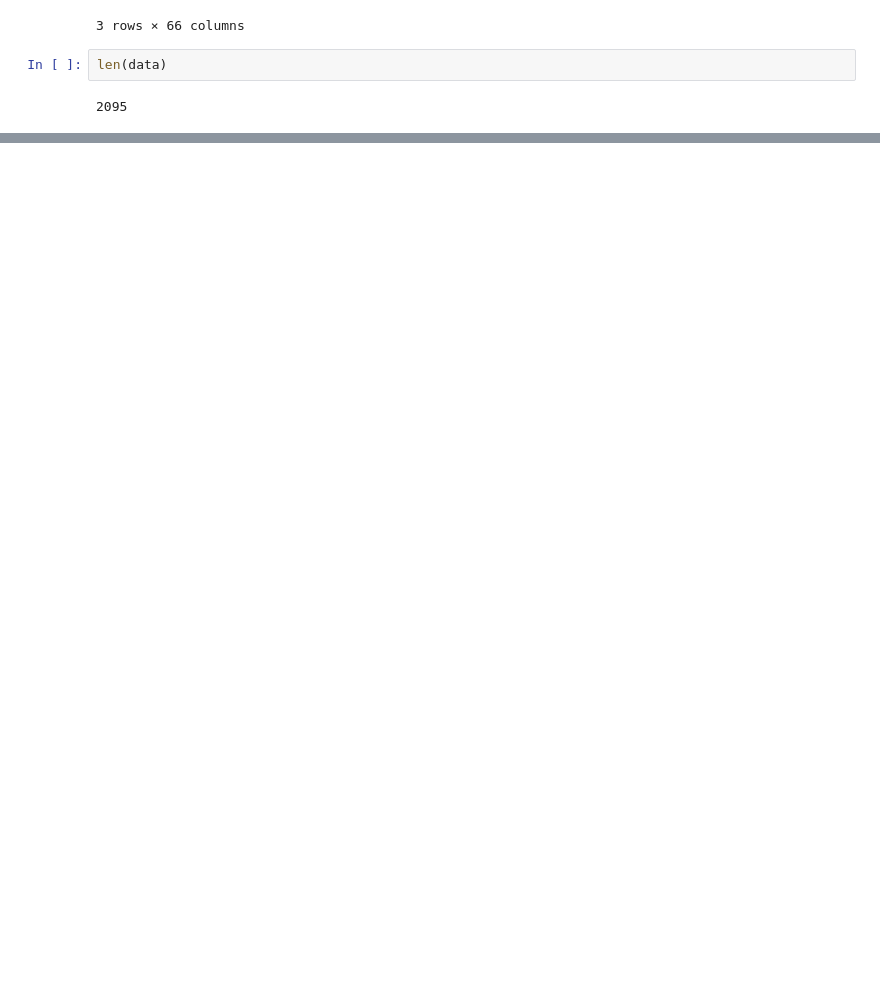
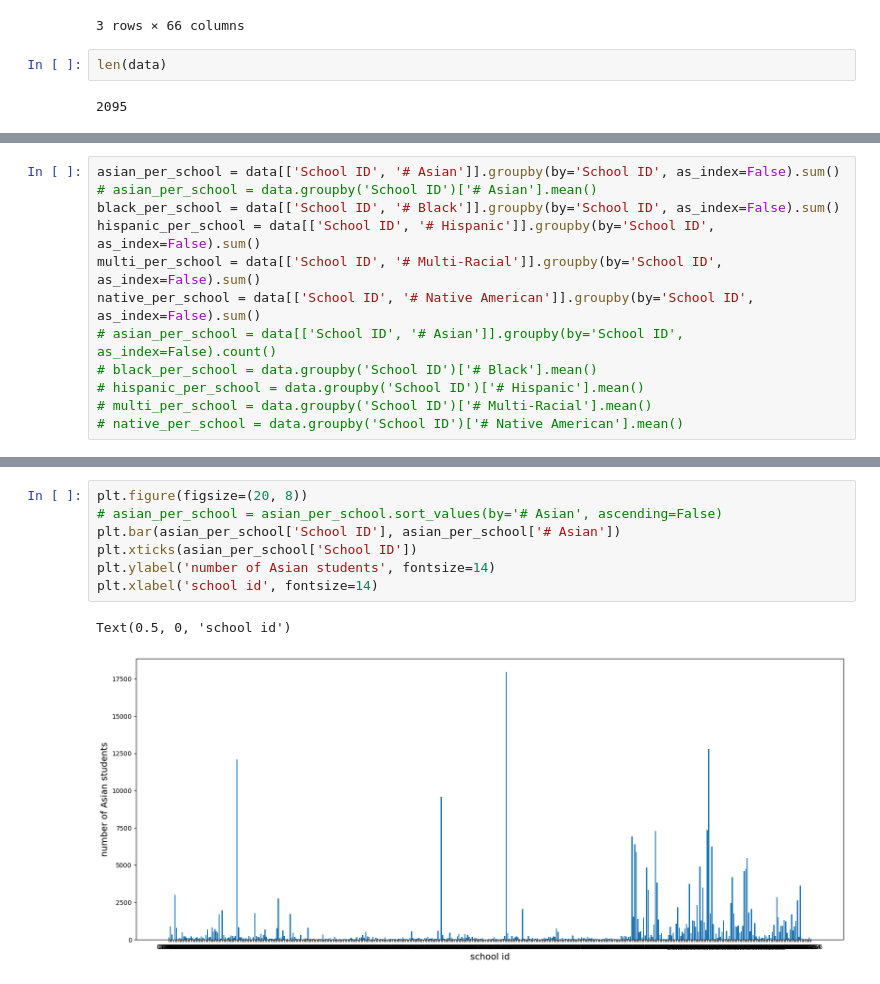
Before and after one commit to ZOEY-YuanZhou/ADS_Project, a Jupyter notebook: AS_Project.ipynb, the cells around one changed output, grey strips where cells are left out. Cells and saved outputs as stored; diff of their text form; blank space fills up the shorter version.

Commit message:
updated cleanning and regrouping of the data

```diff
--- a/AS_Project.ipynb
+++ b/AS_Project.ipynb
@@ -55,0 +97,12 @@ DataFrame.merge(right, how='inner', on=None, left_on=None, right_on=None, left_i
+# %%
+asian_per_school = data[['School ID', '# Asian']].groupby(by='School ID', as_index=False).sum()
+# asian_per_school = data.groupby('School ID')['# Asian'].mean()
+black_per_school = data[['School ID', '# Black']].groupby(by='School ID', as_index=False).sum()
+hispanic_per_school = data[['School ID', '# Hispanic']].groupby(by='School ID', as_index=False).sum()
+multi_per_school = data[['School ID', '# Multi-Racial']].groupby(by='School ID', as_index=False).sum()
+native_per_school = data[['School ID', '# Native American']].groupby(by='School ID', as_index=False).sum()
+# asian_per_school = data[['School ID', '# Asian']].groupby(by='School ID', as_index=False).count()
+# black_per_school = data.groupby('School ID')['# Black'].mean()
+# hispanic_per_school = data.groupby('School ID')['# Hispanic'].mean()
+# multi_per_school = data.groupby('School ID')['# Multi-Racial'].mean()
+# native_per_school = data.groupby('School ID')['# Native American'].mean()
@@ -55,0 +148,10 @@ DataFrame.merge(right, how='inner', on=None, left_on=None, right_on=None, left_i
+# %%
+plt.figure(figsize=(20, 8))
+# asian_per_school = asian_per_school.sort_values(by='# Asian', ascending=False)
+plt.bar(asian_per_school['School ID'], asian_per_school['# Asian'])
+plt.xticks(asian_per_school['School ID'])
+plt.ylabel('number of Asian students', fontsize=14)
+plt.xlabel('school id', fontsize=14)
+# %% [output]
+Text(0.5, 0, 'school id')
+[figure, added]
```
Also changed, not shown: parts of 26 cells of this notebook.
